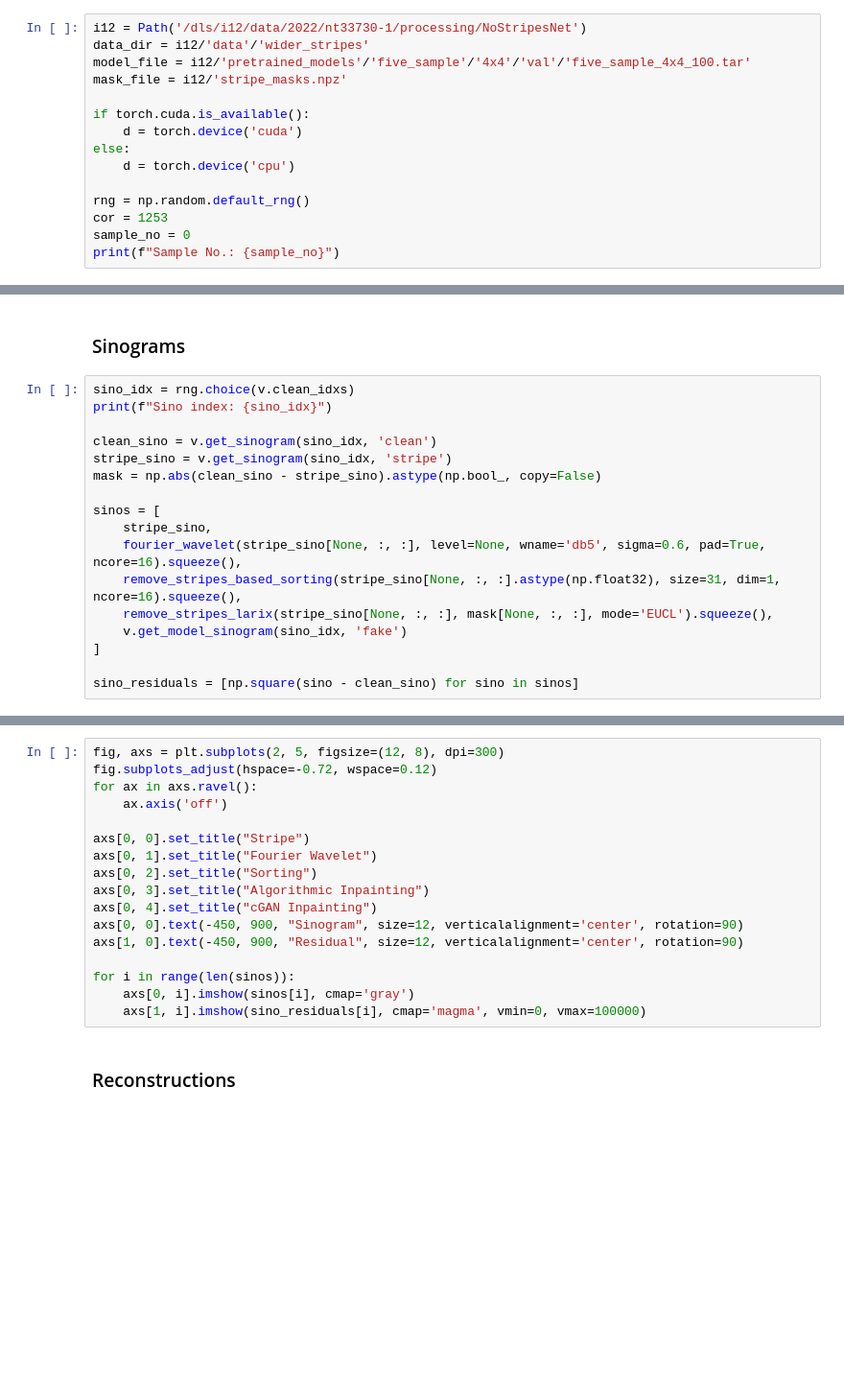
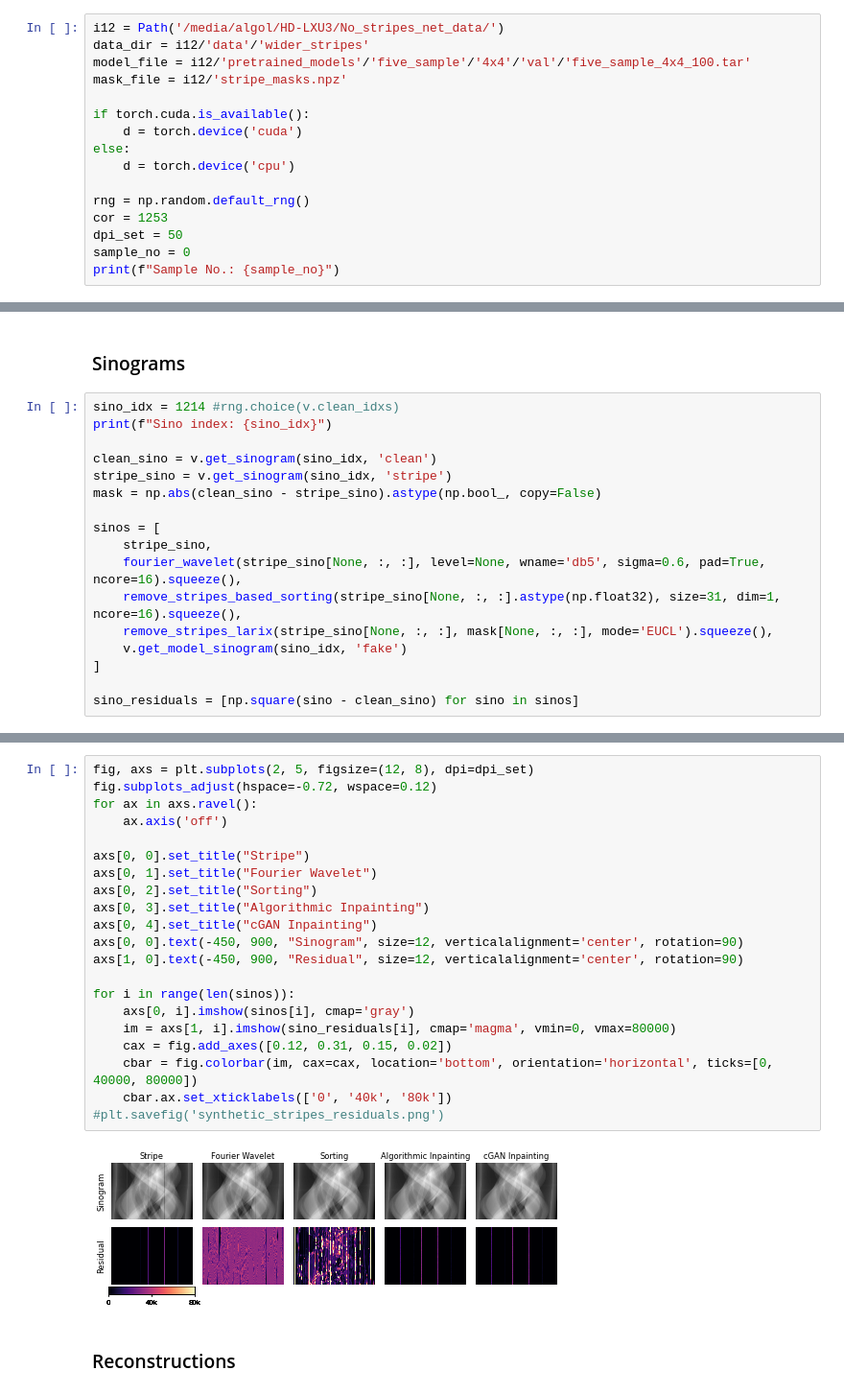
Before and after one commit to dkazanc/NoStripesNet, a Jupyter notebook: residuals.ipynb, the cells around one changed output, grey strips where cells are left out. Shown at 96% size. Drawn from its saved outputs; the diff is of its cells as text; blank space fills up the shorter version.

Commit message:
residuals

```diff
--- a/residuals.ipynb
+++ b/residuals.ipynb
@@ -77,7 +81,7 @@ def load_model(path, device=None):
 # %% [markdown]
 ### Parameters
 # %%
-i12 = Path('/dls/i12/data/2022/nt33730-1/processing/NoStripesNet')
+i12 = Path('/media/algol/HD-LXU3/No_stripes_net_data/')
 data_dir = i12/'data'/'wider_stripes'
 model_file = i12/'pretrained_models'/'five_sample'/'4x4'/'val'/'five_sample_4x4_100.tar'
 mask_file = i12/'stripe_masks.npz'
@@ -89,5 +93,6 @@ else:
 
 rng = np.random.default_rng()
 cor = 1253
+dpi_set = 50
 sample_no = 0
 print(f"Sample No.: {sample_no}")
@@ -134,7 +141,7 @@ else:
 # %% [markdown]
 ### Sinograms
 # %%
-sino_idx = rng.choice(v.clean_idxs)
+sino_idx = 1214 #rng.choice(v.clean_idxs)
 print(f"Sino index: {sino_idx}")
 
 clean_sino = v.get_sinogram(sino_idx, 'clean')
@@ -153,20 +162,26 @@ sino_residuals = [np.square(sino - clean_sino) for sino in sinos]
 # %%
-fig, axs = plt.subplots(2, 5, figsize=(12, 8), dpi=300)
+fig, axs = plt.subplots(2, 5, figsize=(12, 8), dpi=dpi_set)
 fig.subplots_adjust(hspace=-0.72, wspace=0.12)
 for ax in axs.ravel():
     ax.axis('off')
 
 axs[0, 0].set_title("Stripe")
 axs[0, 1].set_title("Fourier Wavelet")
 axs[0, 2].set_title("Sorting")
 axs[0, 3].set_title("Algorithmic Inpainting")
 axs[0, 4].set_title("cGAN Inpainting")
 axs[0, 0].text(-450, 900, "Sinogram", size=12, verticalalignment='center', rotation=90)
 axs[1, 0].text(-450, 900, "Residual", size=12, verticalalignment='center', rotation=90)
 
 for i in range(len(sinos)):
     axs[0, i].imshow(sinos[i], cmap='gray')
-    axs[1, i].imshow(sino_residuals[i], cmap='magma', vmin=0, vmax=100000)
+    im = axs[1, i].imshow(sino_residuals[i], cmap='magma', vmin=0, vmax=80000)
+    cax = fig.add_axes([0.12, 0.31, 0.15, 0.02])
+    cbar = fig.colorbar(im, cax=cax, location='bottom', orientation='horizontal', ticks=[0, 40000, 80000])
+    cbar.ax.set_xticklabels(['0', '40k', '80k'])
+#plt.savefig('synthetic_stripes_residuals.png')
+# %% [output]
+[figure, added]
 # %% [markdown]
 ### Reconstructions
 # %%
```
Also changed, not shown: parts of 9 cells of this notebook.
